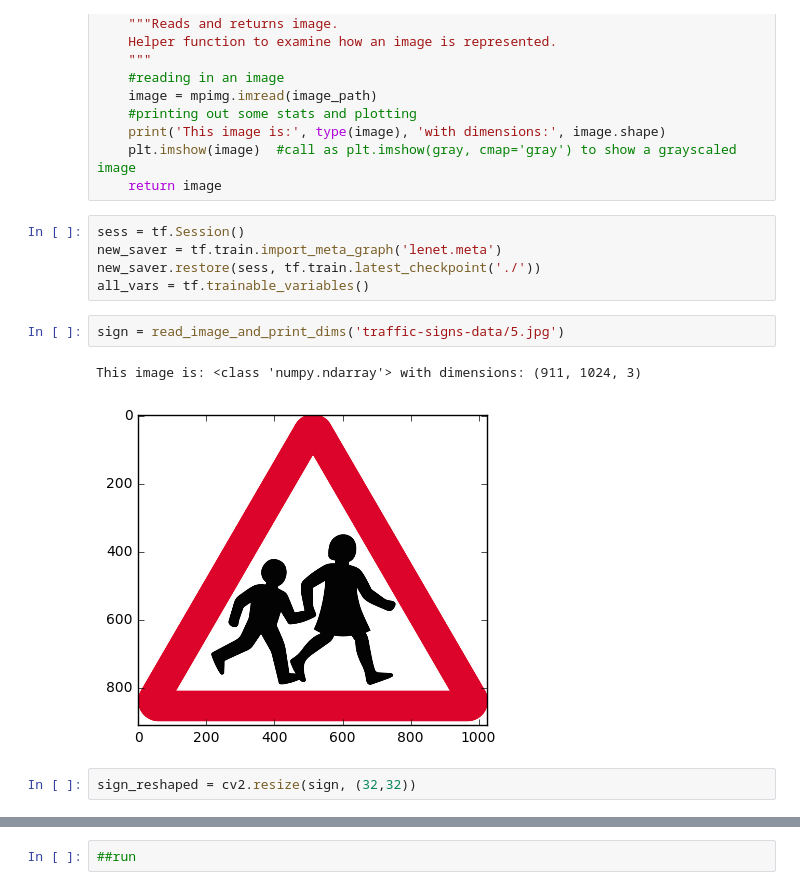
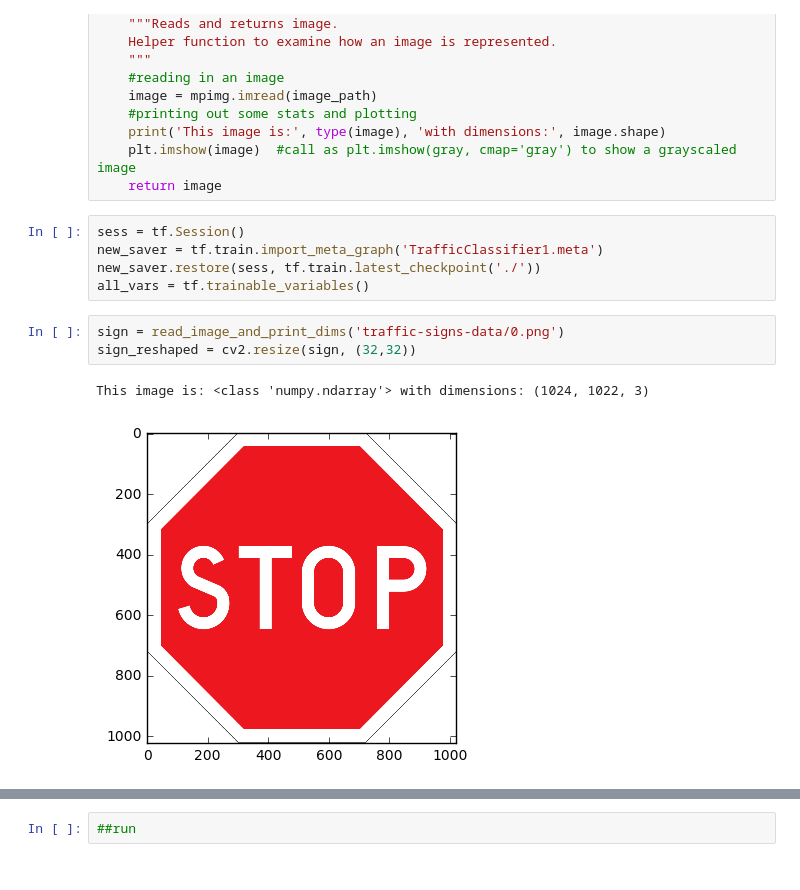
Before and after one commit to nishanthjois/deep-learning, a Jupyter notebook: sdcnd/Traffic_Sign_Classifier-nj.ipynb, the cells around one changed output, grey strips where cells are left out. Drawn from its saved outputs; the diff is of its cells as text.

```diff
--- a/sdcnd/Traffic_Sign_Classifier-nj.ipynb
+++ b/sdcnd/Traffic_Sign_Classifier-nj.ipynb
@@ -315,13 +359,12 @@ def read_image_and_print_dims(image_path):
     return image
 # %%
 sess = tf.Session()
-new_saver = tf.train.import_meta_graph('lenet.meta')
+new_saver = tf.train.import_meta_graph('TrafficClassifier1.meta')
 new_saver.restore(sess, tf.train.latest_checkpoint('./'))
 all_vars = tf.trainable_variables()
 # %%
-sign = read_image_and_print_dims('traffic-signs-data/5.jpg')
+sign = read_image_and_print_dims('traffic-signs-data/0.png')
+sign_reshaped = cv2.resize(sign, (32,32))
 # %% [output]
-This image is: <class 'numpy.ndarray'> with dimensions: (911, 1024, 3)
+This image is: <class 'numpy.ndarray'> with dimensions: (1024, 1022, 3)
-[figure, old version]
+[figure, new version]
-# %%
-sign_reshaped = cv2.resize(sign, (32,32))
```
Also changed, not shown: parts of 21 cells of this notebook, 1 other file.
